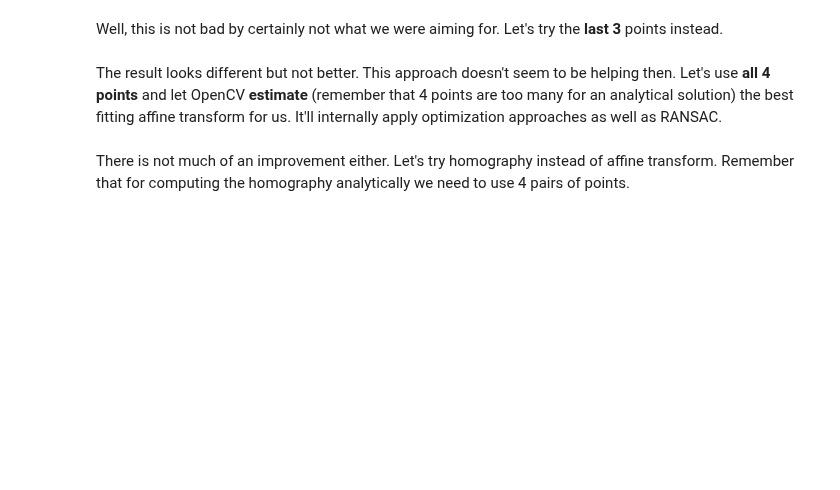
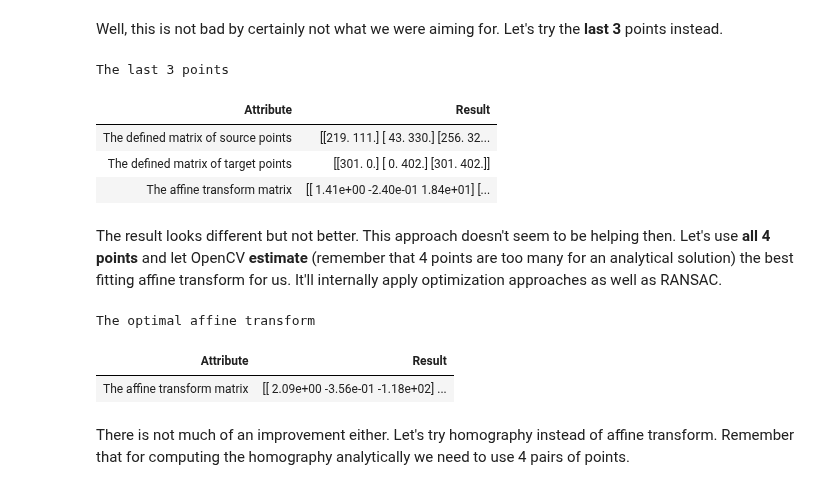
Before and after one commit to BogdanPinchuk/ComputerVision-PBY_HW7, a Jupyter notebook: Bohdan_Pinchuk_CV_HW7.ipynb, the cells around one changed output. Saved outputs shown, nothing was run; the diff lists cells and outputs as text; code cells hidden in the pictures; blank space fills up the shorter version.

```diff
--- a/Bohdan_Pinchuk_CV_HW7.ipynb
+++ b/Bohdan_Pinchuk_CV_HW7.ipynb
@@ -312,17 +348,68 @@ plt.subplot(122), plt.imshow(rectified)
+# %%
+# Compute the affine transform matrix for the last 3 points
+
+import cv2
+import apps.reporter as rpt
+
+# Input data
+src_l3p = src[-3:]
+dst_l3p = dst[-3:]
+
+# Solution
+# Compute the affine transform matrix (use getAffineTransform)
+# Use the last 3 points from your src and dst matrix
+M_l3p = cv2.getAffineTransform(src_l3p, dst_l3p)
+
+# Build the rectified image using the computed matrix (use warpAffine)
+rectified_l3p = cv2.warpAffine(img_rgb, M_l3p, (cols, rows))
+
+rp = rpt.Reporter()
+rp.tolerance = 2
+rp.add_item("The defined matrix of source points", rp.format_matrix(src_l3p))
+rp.add_item("The defined matrix of target points", rp.format_matrix(dst_l3p))
+rp.add_item("The affine transform matrix", rp.format_matrix(M_l3p))
+
+# Print results
+rp.print_pd_report("The last 3 points")
+
+images_dict["Rectified image,\n2D affine transform,\nthe last 3 points"] = rectified_l3p
+# %% [output]
+The last 3 points
+| Attribute | Result |
+| The defined matrix of source points | [[219. 111.] [ 43. 330.] [256. 32... |
+| The defined matrix of target points | [[301. 0.] [ 0. 402.] [301. 402.]] |
+| The affine transform matrix | [[ 1.41e+00 -2.40e-01 1.84e+01] [... |
 # %% [markdown]
 The result looks different but not better. This approach doesn't seem to be helping then. Let's use **all 4 points** and let OpenCV **estimate** (remember that 4 points are too many for an analytical solution) the best fitting affine transform for us. It'll internally apply optimization approaches as well as RANSAC.
 # %%
+# Compute the optimal affine transform
+
+import cv2
+import apps.reporter as rpt
+
+# Input data
+
+# Solution
 # Estimate the optimal affine transform matrix (you'll have to use estimateAffine2D function from OpenCV here)
 # estimateAffine2D it returns the best fitting affine matrix as well as the vector of inliers (1 -> inlier,
 # 0 -> outlier).
-M, inliers =
+M_op, _ = cv2.estimateAffine2D(src, dst)
 
 # Build the rectified image using the computed matrix (use warpAffine)
-rectified =
+rectified_op = cv2.warpAffine(img_rgb, M_op, (cols, rows))
 
-# Let's plot the results
-plt.subplot(121), plt.imshow(img)
-plt.subplot(122), plt.imshow(rectified)
+rp = rpt.Reporter()
+rp.tolerance = 2
+rp.add_item("The affine transform matrix", rp.format_matrix(M_op))
+
+# Print results
+rp.print_pd_report("The optimal affine transform")
+
+images_dict["Rectified image,\n2D optimal affine transform"] = rectified_op
+# %% [output]
+The optimal affine transform
+| Attribute | Result |
+| The affine transform matrix | [[ 2.09e+00 -3.56e-01 -1.18e+02] ... |
 # %% [markdown]
 There is not much of an improvement either. Let's try homography instead of affine transform. Remember that for computing the homography analytically we need to use 4 pairs of points.
 # %%
```
Also changed, not shown: parts of 7 cells of this notebook.
